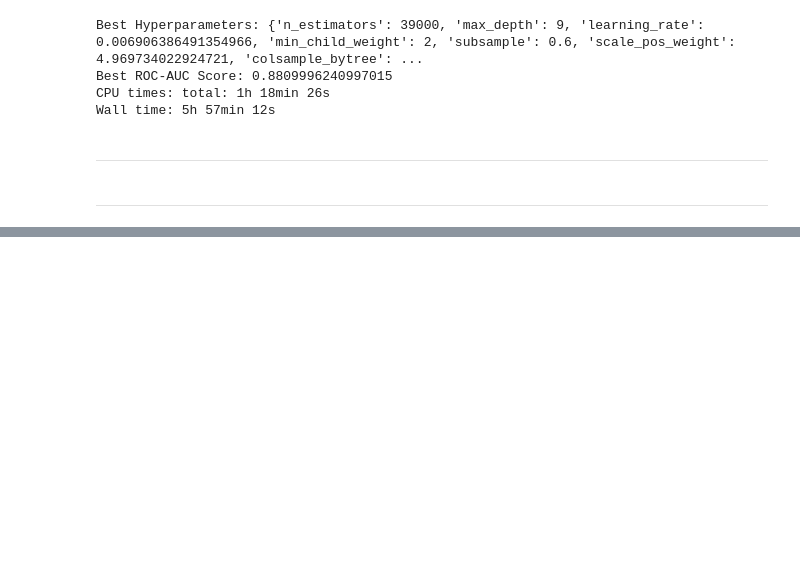
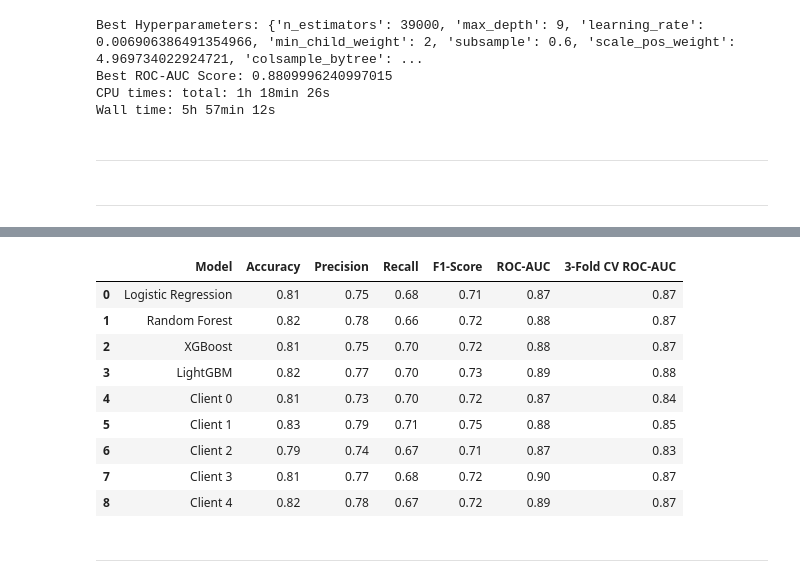
Before and after one commit to Federated-Learning-MLC/loan-fintech-hfl, a Jupyter notebook: notebooks/02. Centralized.ipynb, the cells around one changed output, grey strips where cells are left out. Saved outputs shown, nothing was run; the diff lists cells and outputs as text; code cells hidden in the pictures; blank space fills up the shorter version.

```diff
--- a/notebooks/02. Centralized.ipynb
+++ b/notebooks/02. Centralized.ipynb
@@ -232,0 +415,15 @@ optuna_result['lgbm'] = best_params_lgbm
+# %%
+pd.DataFrame(client_result)
+# %% [output]
+|  | Model | Accuracy | Precision | Recall | F1-Score | ROC-AUC | 3-Fold CV ROC-AUC |
+| 0 | Logistic Regression | 0.81 | 0.75 | 0.68 | 0.71 | 0.87 | 0.87 |
+| 1 | Random Forest | 0.82 | 0.78 | 0.66 | 0.72 | 0.88 | 0.87 |
+| 2 | XGBoost | 0.81 | 0.75 | 0.70 | 0.72 | 0.88 | 0.87 |
+| 3 | LightGBM | 0.82 | 0.77 | 0.70 | 0.73 | 0.89 | 0.88 |
+| 4 | Client 0 | 0.81 | 0.73 | 0.70 | 0.72 | 0.87 | 0.84 |
+| 5 | Client 1 | 0.83 | 0.79 | 0.71 | 0.75 | 0.88 | 0.85 |
+| 6 | Client 2 | 0.79 | 0.74 | 0.67 | 0.71 | 0.87 | 0.83 |
+| 7 | Client 3 | 0.81 | 0.77 | 0.68 | 0.72 | 0.90 | 0.87 |
+| 8 | Client 4 | 0.82 | 0.78 | 0.67 | 0.72 | 0.89 | 0.87 |
+# %% [markdown]
+-----
```
Also changed, not shown: parts of 17 cells of this notebook, 10 other files.
